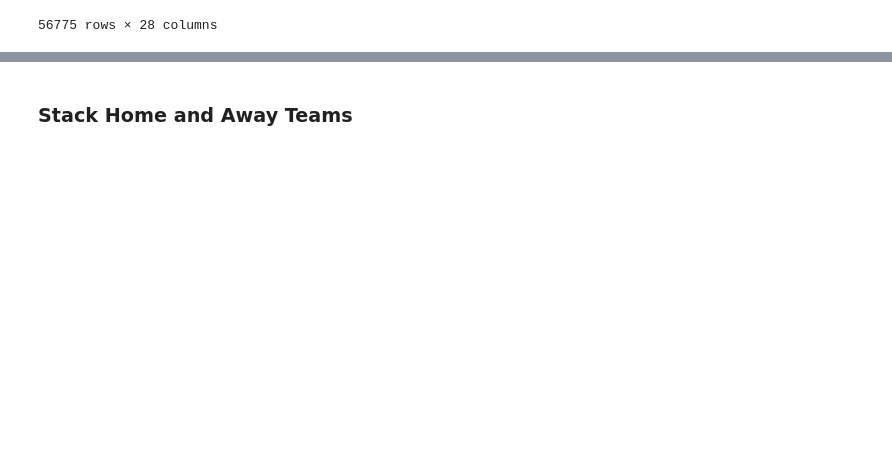
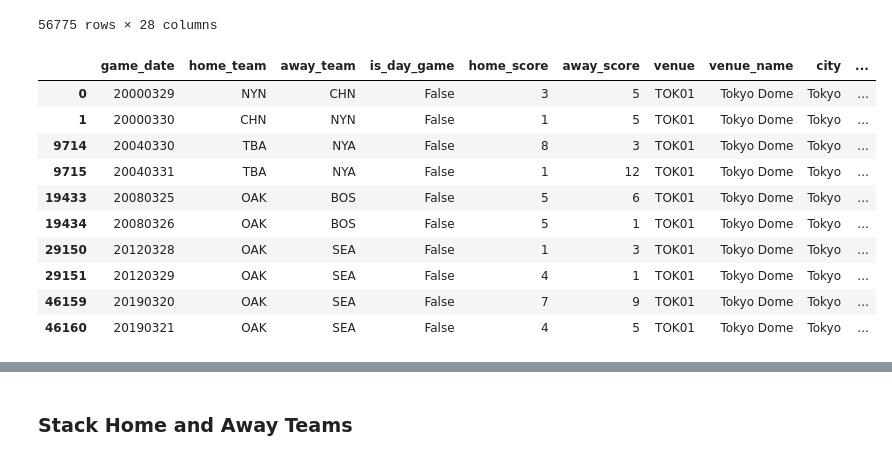
Before and after one commit to kyleanthonyr/datathon_2024, a Jupyter notebook: backend/notebooks/cleaning_wrangling.ipynb, the cells around one changed output, grey strips where cells are left out. Saved outputs shown, nothing was run; the diff lists cells and outputs as text; code cells hidden in the pictures; blank space fills up the shorter version.

```diff
--- a/backend/notebooks/cleaning_wrangling.ipynb
+++ b/backend/notebooks/cleaning_wrangling.ipynb
@@ -145,6 +145,21 @@ astro_df
 | 56773 | 20231001 | SEA | TEX | True | 1 | 0 | SEA03 | Safeco Field | Seattle | ... |
 | 56774 | 20231001 | TOR | TBA | True | 8 | 12 | TOR02 | Rogers Centre | Toronto | ... |
 56775 rows × 28 columns
+# %%
+# Drop unnecessary rows
+astro_df[astro_df['state']=='JAP']
+# %% [output]
+|  | game_date | home_team | away_team | is_day_game | home_score | away_score | venue | venue_name | city | ... |
+| 0 | 20000329 | NYN | CHN | False | 3 | 5 | TOK01 | Tokyo Dome | Tokyo | ... |
+| 1 | 20000330 | CHN | NYN | False | 1 | 5 | TOK01 | Tokyo Dome | Tokyo | ... |
+| 9714 | 20040330 | TBA | NYA | False | 8 | 3 | TOK01 | Tokyo Dome | Tokyo | ... |
+| 9715 | 20040331 | TBA | NYA | False | 1 | 12 | TOK01 | Tokyo Dome | Tokyo | ... |
+| 19433 | 20080325 | OAK | BOS | False | 5 | 6 | TOK01 | Tokyo Dome | Tokyo | ... |
+| 19434 | 20080326 | OAK | BOS | False | 5 | 1 | TOK01 | Tokyo Dome | Tokyo | ... |
+| 29150 | 20120328 | OAK | SEA | False | 1 | 3 | TOK01 | Tokyo Dome | Tokyo | ... |
+| 29151 | 20120329 | OAK | SEA | False | 4 | 1 | TOK01 | Tokyo Dome | Tokyo | ... |
+| 46159 | 20190320 | OAK | SEA | False | 7 | 9 | TOK01 | Tokyo Dome | Tokyo | ... |
+| 46160 | 20190321 | OAK | SEA | False | 4 | 5 | TOK01 | Tokyo Dome | Tokyo | ... |
 # %%
 # Drop unnecessary columns
 columns_to_drop = ['game_date', 'venue', 'venue_name', 'state', 'city']
```
Also changed, not shown: parts of 27 cells of this notebook.
